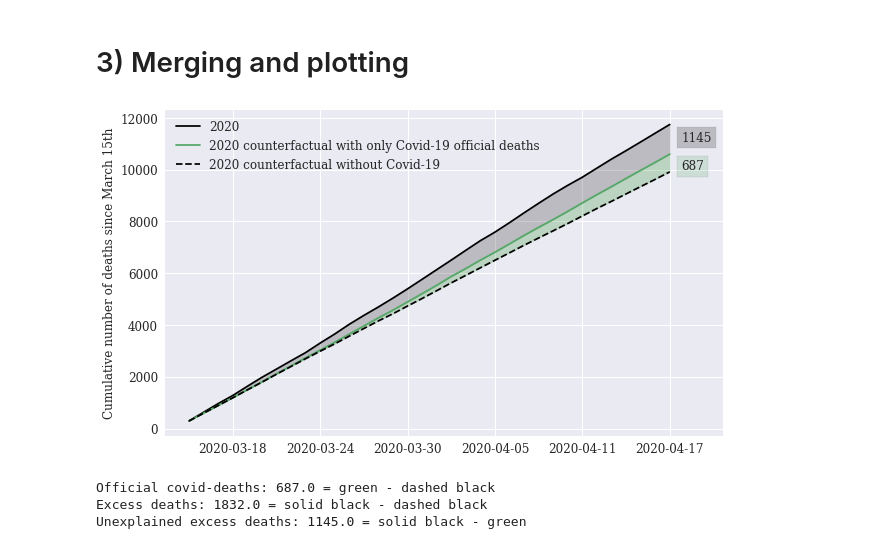
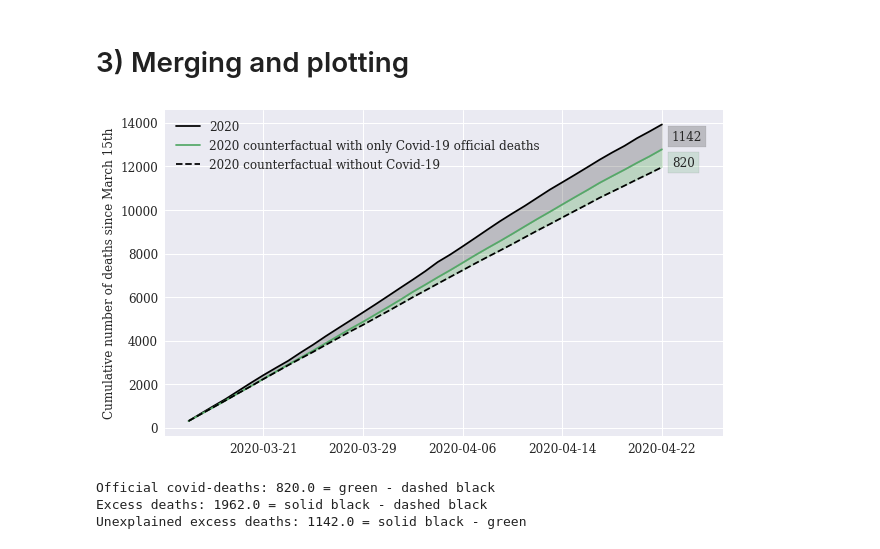
Before and after one commit to sebastianhohmann/covid19_total_death, a Jupyter notebook: portugal/PT_counterfactual.ipynb, the cells around one changed output. Cells and saved outputs as stored; diff of their text form; code cells hidden in the pictures.

```diff
--- a/portugal/PT_counterfactual.ipynb
+++ b/portugal/PT_counterfactual.ipynb
@@ -34,7 +34,7 @@ def convert_months(month):
 
     return months[month]
 # %%
-df = pd.read_csv('./mortality_data/Dados_SICO_2020-04-19.csv',
+df = pd.read_csv('./mortality_data/Dados_SICO_2020-04-24.csv',
                  encoding = "UTF-8")
 
 df = df[['Data (mm-dd)'] + ['{}'.format(yr) for yr in range(2015,2021)]].reset_index(drop=True).copy(deep=True)
@@ -51,7 +51,7 @@ df = df[['monthday'] + ['{}'.format(yr) for yr in range(2015,2021)] + ['date']]
 dropping all dates before first covid death (march 16, start on the 15th)
 # %%
 first_day = 315
-last_day = 417
+last_day = 422
 df = df[(df['monthday'] >= first_day) & (df['monthday'] <= last_day) ].reset_index(drop=True).copy(deep=True)
 # %% [markdown]
 computing cumulative totals
@@ -126,43 +126,43 @@ ax.plot(df.index,
         color = palette[1])
 ax.plot(df.index,
         df['counterfactual'],
         label='2020 counterfactual without Covid-19',
         color='black',
         linestyle = '--')
-ax.set_xticks(df.index[[3,9,15,21,27,33]])
+ax.set_xticks(df.index[[6,14,22,30,38]])
 ax.fill_between(df.index, df['cs_2020'], df['counterfactual_2020_covid'], color='black', alpha='0.2')
 ax.fill_between(df.index, df['counterfactual_2020_covid'], df['counterfactual'], color='green', alpha='0.2')
 
 ax.set_ylabel('Cumulative number of deaths since March 15th',size=12)
 ax.tick_params(axis='both', which='major', labelsize=12)
 
 ax.legend(loc='upper left',
           fontsize=12)
 
-plot_margin = 2
+plot_margin = 3
 
 x0, x1, y0, y1 = plt.axis()
 plt.axis((x0,
           x1 + plot_margin,
           y0,
           y1))
 
-plt.text(33.8, 10000, '{}'.format(int(round(df.iloc[-1, 2] - df.iloc[-1, 1]))),
+plt.text(38.8, 12000, '{}'.format(int(round(df.iloc[-1, 2] - df.iloc[-1, 1]))),
          bbox=dict(facecolor=palette[1], alpha=0.2), size=12)
 
-plt.text(33.8, 11100, '{}'.format(int(round(df.iloc[-1, 0] - df.iloc[-1, 2]))),
+plt.text(38.8, 13200, '{}'.format(int(round(df.iloc[-1, 0] - df.iloc[-1, 2]))),
          bbox=dict(facecolor='black', alpha=0.2), size=12)
 
 plt.show()
 
 f.savefig('_portugal.pdf', bbox_inches='tight', dpi=100)
 # %% [output]
-[figure, old version]
+[figure, new version]
 # %%
 print('Official covid-deaths: {} = green - dashed black'.format(round(df.iloc[-1, 2] - df.iloc[-1, 1])))
 print('Excess deaths: {} = solid black - dashed black'.format(round(df.iloc[-1, 0] - df.iloc[-1, 1])))
 print('Unexplained excess deaths: {} = solid black - green'.format(round(df.iloc[-1, 0] - df.iloc[-1, 2])))
 # %% [output]
-Official covid-deaths: 687.0 = green - dashed black
-Excess deaths: 1832.0 = solid black - dashed black
-Unexplained excess deaths: 1145.0 = solid black - green
+Official covid-deaths: 820.0 = green - dashed black
+Excess deaths: 1962.0 = solid black - dashed black
+Unexplained excess deaths: 1142.0 = solid black - green
```
Also changed, not shown: 3 other files.
